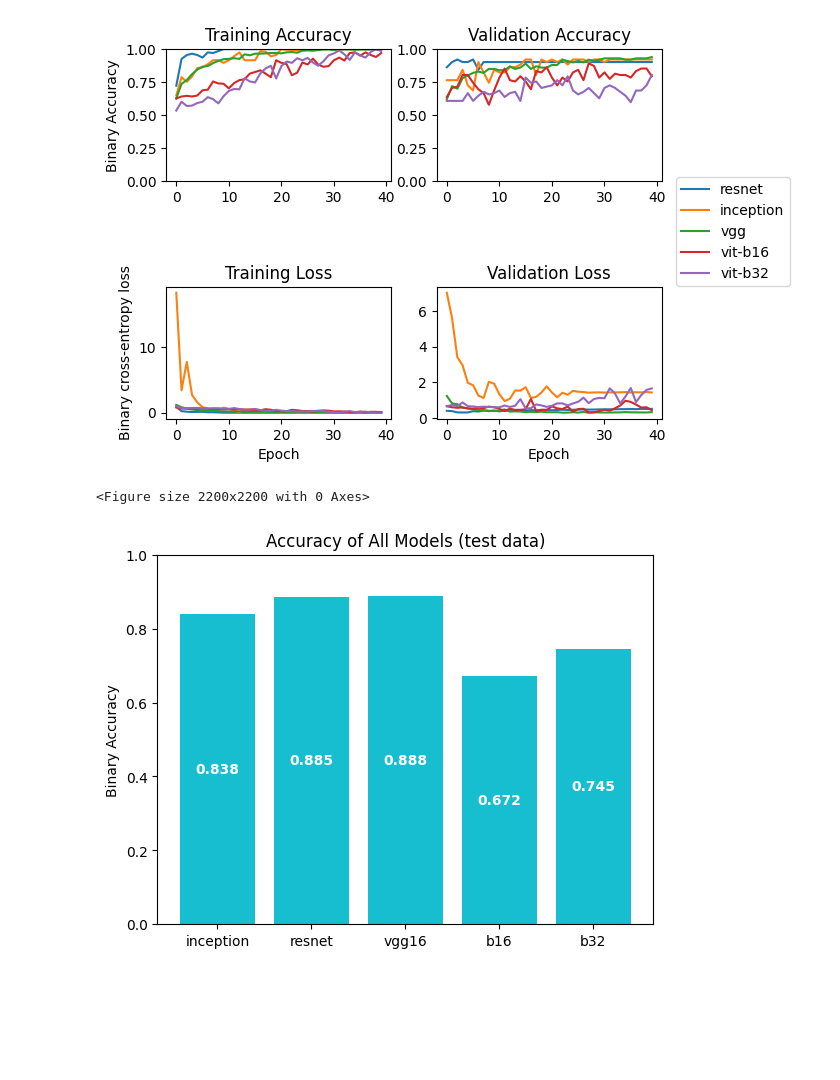
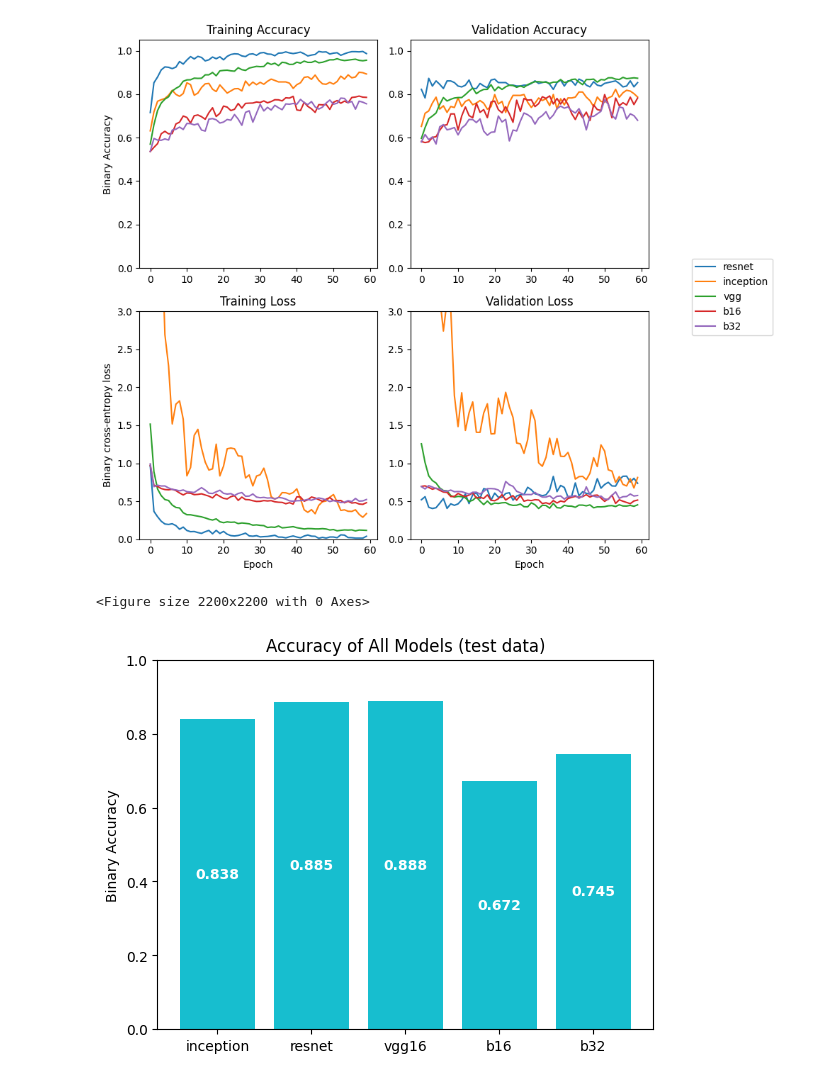
Before and after one commit to rutgerluinge/BrainTumorDetection, a Jupyter notebook: plotting.ipynb, the cells around one changed output. Cells and saved outputs as stored; diff of their text form; code cells hidden in the pictures; blank space fills up the shorter version.

Commit message:
plotting push

```diff
--- a/plotting.ipynb
+++ b/plotting.ipynb
@@ -60,0 +61,28 @@ c_val_result_dict =  pickle.load(open("models and histories/data_dictionary.pick
+# %%
+#final data
+resnet_history = pickle.load(open("data_final/resnet_history.pickle","rb"))
+inception_history = pickle.load(open("data_final/inception_history.pickle","rb"))
+vgg_history = pickle.load(open("data_final/vgg16_history.pickle","rb"))
+
+vitb16_history = pickle.load(open("data_final/b16_history.pickle","rb"))
+vitb32_history = pickle.load(open("data_final/b32_history.pickle","rb"))
+
+data_dict = pickle.load(open("data_final/data_dictionary.pickle","rb"))
+# %%
+names = ["resnet","inception", "vgg", "b16", "b32"]
+histories = [resnet_history,inception_history, vgg_history, vitb16_history, vitb32_history]
+hist_dict = {}
+epochs = 60
+k_folds = 5
+for name, history in zip(names, histories):
+    loss = np.zeros(epochs)
+    val_loss = np.zeros(epochs)
+    acc = np.zeros(epochs)
+    val_acc = np.zeros(epochs)
+    for fold_idx in range(k_folds):
+        loss = np.add(loss, history[fold_idx]["loss"])
+        val_loss = np.add(val_loss, history[fold_idx]["val_loss"])
+        acc = np.add(acc, history[fold_idx]["binary_accuracy"])
+        val_acc = np.add(val_acc, history[fold_idx]["val_binary_accuracy"])
+
+    hist_dict[name] = [loss/k_folds, val_loss/k_folds, acc/k_folds, val_acc/k_folds]
@@ -61,8 +132,8 @@ c_val_result_dict =  pickle.load(open("models and histories/data_dictionary.pick
 # %%
 # make loss and accuracy learning plots
 
-loss_accuracy_graph_from_pickle(history_dict)
+loss_accuracy_graph_from_pickle(hist_dict)
 # %% [output]
-[figure, old version]
+[figure, new version]
 <Figure size 2200x2200 with 0 Axes>
 # %%
```
Also changed, not shown: parts of 9 cells of this notebook, 4 other files.
